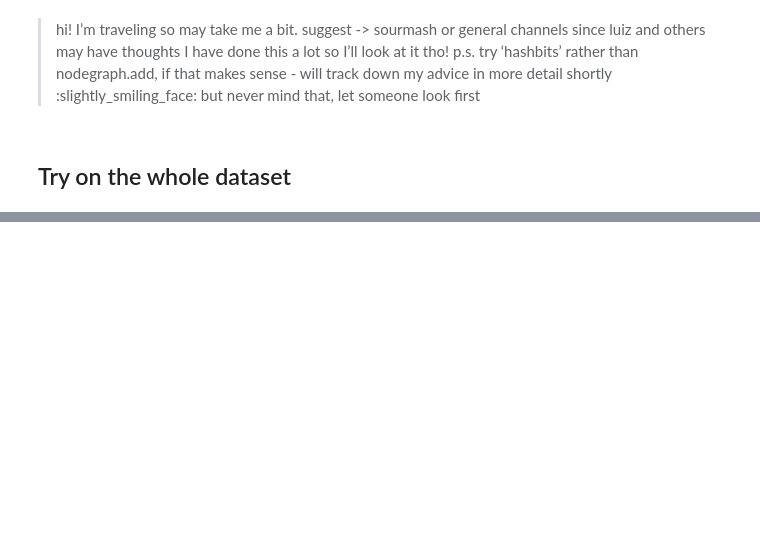
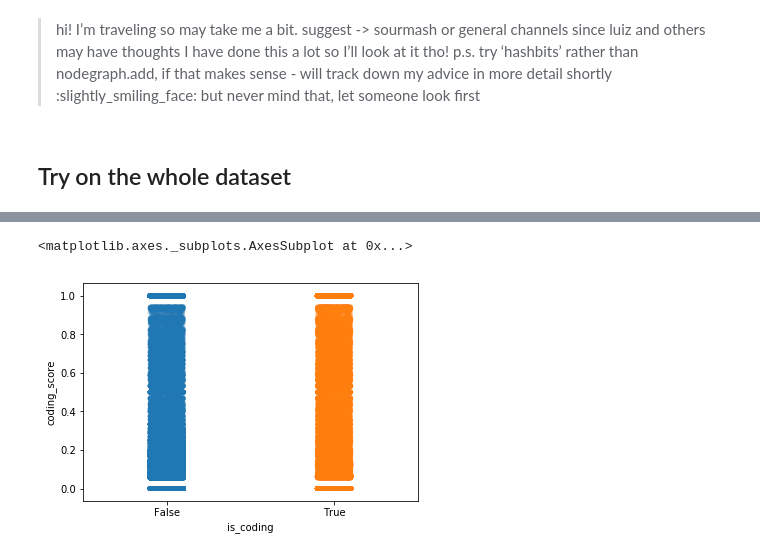
Before and after one commit to czbiohub/kh-analysis, a Jupyter notebook: notebooks/215_khmer_peptide_bloom_filter.ipynb, the cells around one changed output, grey strips where cells are left out. Cells and saved outputs as stored; diff of their text form; code cells hidden in the pictures; blank space fills up the shorter version.

```diff
--- a/notebooks/215_khmer_peptide_bloom_filter.ipynb
+++ b/notebooks/215_khmer_peptide_bloom_filter.ipynb
@@ -406,3 +533,8 @@ sns.violinplot(x='is_coding', y='coding_score', data=score_df_unspliced)
+# %%
+sns.stripplot(x='is_coding', y='coding_score', data=score_df_unspliced, alpha=0.1)
+# %% [output]
+<matplotlib.axes._subplots.AxesSubplot at 0x...>
+[figure, added]
 # %%
 predicted = score_df_unspliced['coding_score'] > 0.9
 target = score_df_unspliced['is_coding']
```
Also changed, not shown: parts of 31 cells of this notebook, 15 other files.
